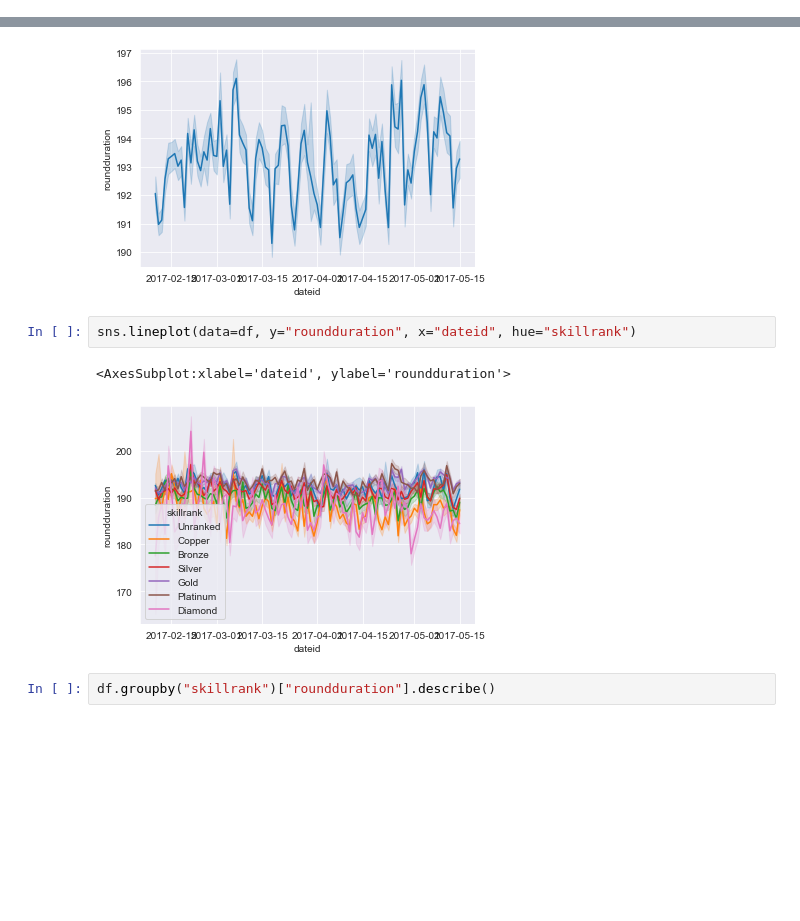
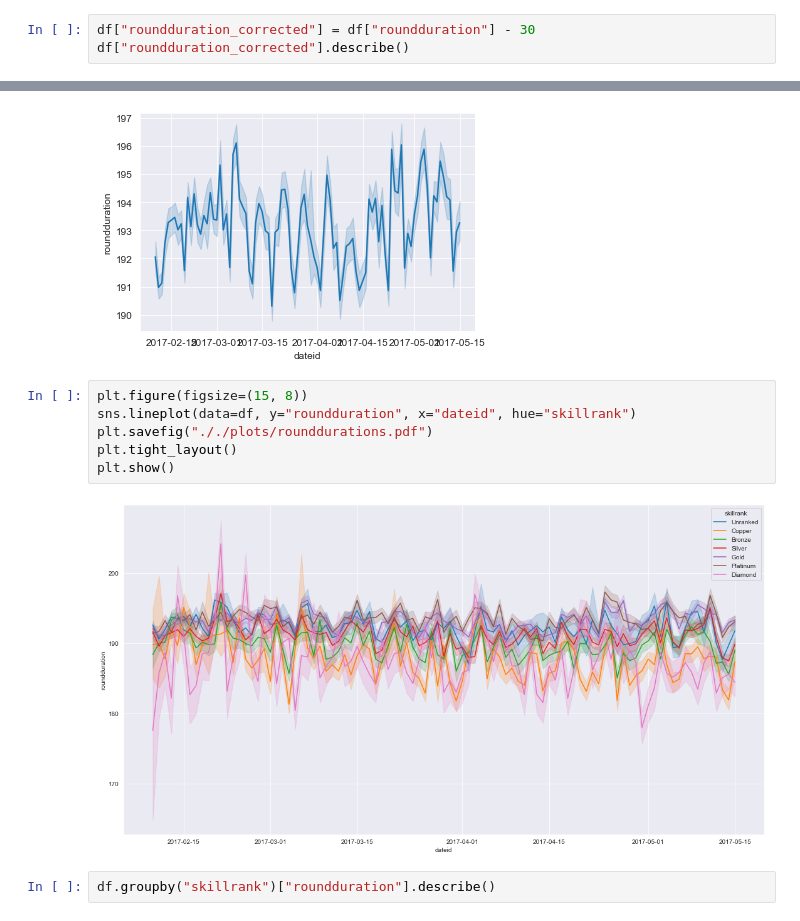
Before and after one commit to itsmartinhi/R6Siege-Match-Outcome-Analysis-and-Prediction, a Jupyter notebook: data-exploration.ipynb, the cells around one changed output, grey strips where cells are left out. Cells and saved outputs as stored; diff of their text form; blank space fills up the shorter version.

```diff
--- a/data-exploration.ipynb
+++ b/data-exploration.ipynb
@@ -144,3 +160,6 @@ sns.lineplot(data=df_plot, x="skillrank", y="median_roundduration")
 # %% [output]
 <AxesSubplot:xlabel='skillrank', ylabel='median_roundduration'>
 [figure]
+# %%
+df["roundduration_corrected"] = df["roundduration"] - 30
+df["roundduration_corrected"].describe()
@@ -160,10 +201,13 @@ sns.lineplot(data=df.loc[df["skillrank"] == "Gold"], y="roundduration", x="datei
 <AxesSubplot:xlabel='dateid', ylabel='roundduration'>
 [figure]
 # %%
+plt.figure(figsize=(15, 8))
 sns.lineplot(data=df, y="roundduration", x="dateid", hue="skillrank")
+plt.savefig("././plots/rounddurations.pdf")
+plt.tight_layout()
+plt.show()
 # %% [output]
-<AxesSubplot:xlabel='dateid', ylabel='roundduration'>
-[figure, old version]
+[figure, new version]
 # %%
 df.groupby("skillrank")["roundduration"].describe()
 # %% [output]
```
Also changed, not shown: parts of 14 cells of this notebook, 3 other files.
